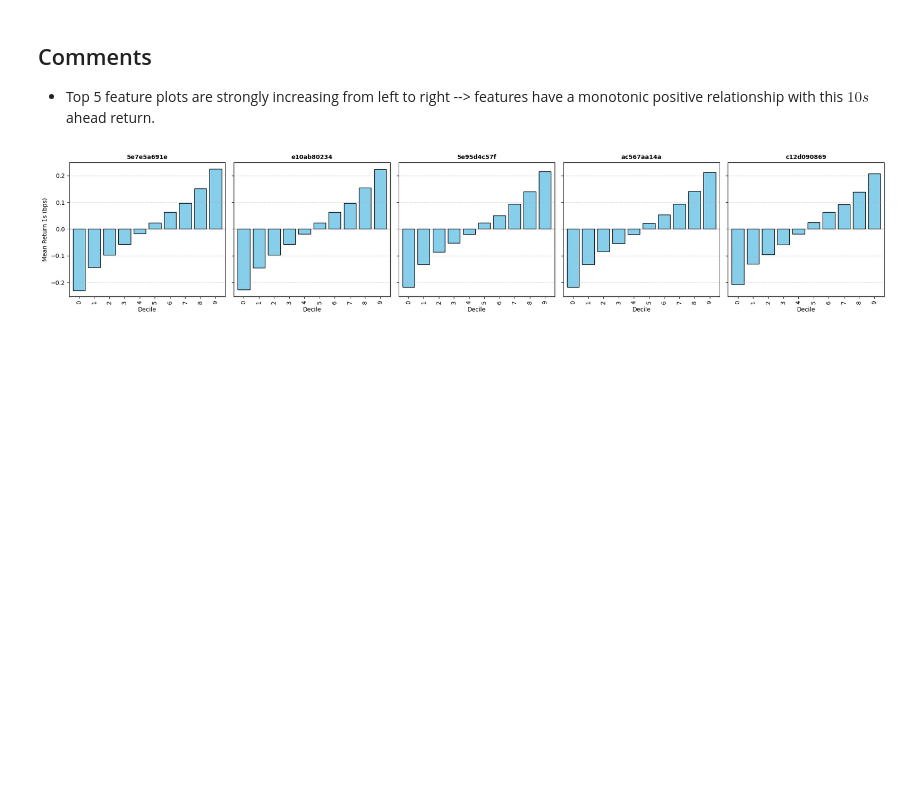
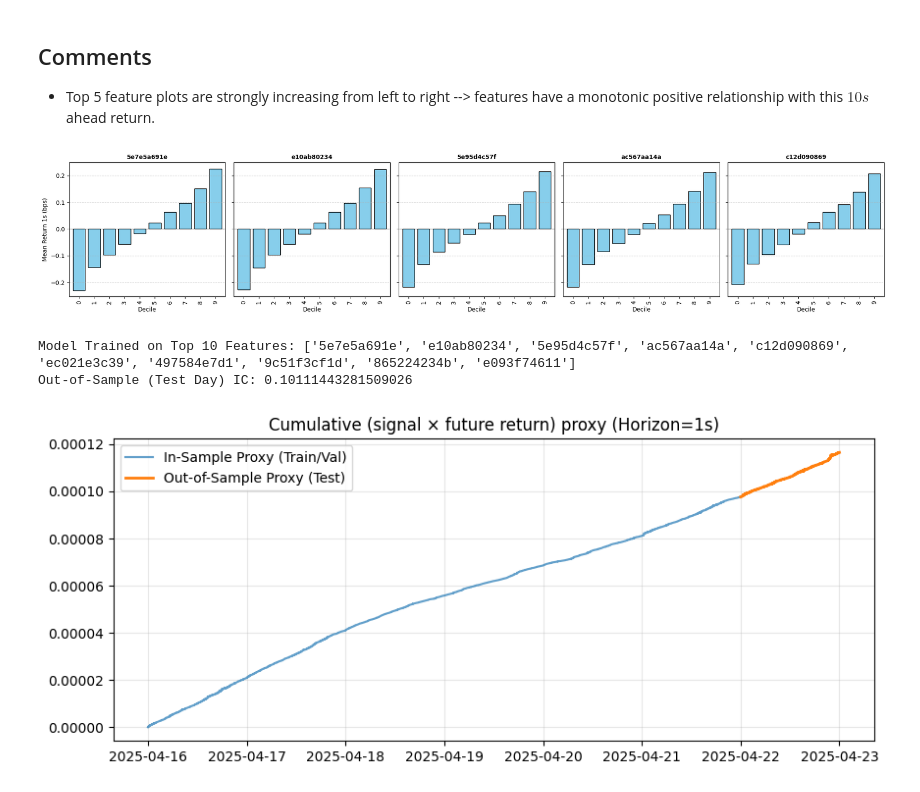
Before and after one commit to weiyuanoh/FYP, a Jupyter notebook: caladan/Caladan_Assignment.ipynb, the cells around one changed output. Saved outputs shown, nothing was run; the diff lists cells and outputs as text; code cells hidden in the pictures; blank space fills up the shorter version.

```diff
--- a/caladan/Caladan_Assignment.ipynb
+++ b/caladan/Caladan_Assignment.ipynb
@@ -336,5 +322,62 @@ Generating Decile Plots for Horizon: 1s...
 # %% [markdown]
 ![image.png](attachment:image.png)
 # %%
-def main():
-    pass
+# --- TASK 3: COMPOSITE SIGNAL CONSTRUCTION (minimal, aligned, OOS) ---
+
+#  Pick features/target
+target_col = f"h={h_star}"
+top_features = sic_train[target_col].abs().nlargest(N_star).index.tolist()
+
+# allign data
+df = data[top_features].copy()
+df[target_col] = h_rets[target_col]  # aligns by index automatically
+df = df.dropna(subset=[target_col])
+
+# data split
+train_d, val_d, test_d = train_test(df)
+train_val_d = train_d | val_d
+
+
+# Train ridge
+X_train = df.loc[train_val_d, top_features].fillna(0)
+y_train = df.loc[train_val_d, target_col]
+
+model = Pipeline([
+    ("scaler", StandardScaler()),
+    ("ridge", Ridge(alpha=1.0)),
+])
+model.fit(X_train, y_train)
+
+# Predict signal
+df["signal"] = model.predict(df[top_features].fillna(0))
+
+# Out-of-sample IC
+tmp = df.loc[test_d, ["signal", target_col]].dropna()
+if len(tmp) < 2 or tmp["signal"].nunique() < 2 or tmp[target_col].nunique() < 2:
+    test_ic = np.nan
+else:
+    test_ic = tmp["signal"].corr(tmp[target_col])
+
+print(f"Model Trained on Top {N_star} Features: {top_features}")
+print(f"Out-of-Sample (Test Day) IC: {test_ic}")
+
+# signal
+pnl_proxy = df["signal"] * df[target_col]
+
+plt.figure(figsize=(10, 4))
+plt.plot(pnl_proxy.loc[train_val_d].cumsum(), label="In-Sample Proxy (Train/Val)", alpha=0.7)
+
+train_end = pnl_proxy.loc[train_val_d].cumsum()
+offset = train_end.iloc[-1] if len(train_end) > 0 else 0.0
+plt.plot(pnl_proxy.loc[test_d].cumsum() + offset, label="Out-of-Sample Proxy (Test)", linewidth=2)
+
+plt.title(f"Cumulative (signal × future return) proxy (Horizon={h_star}s)")
+plt.legend()
+plt.grid(True, alpha=0.3)
+plt.show()
+
+data.loc[df.index, "signal"] = df["signal"]
+# %% [output]
+Model Trained on Top 10 Features: ['5e7e5a691e', 'e10ab80234', '5e95d4c57f', 'ac567aa14a', 'c12d090869', 'ec021e3c39', '497584e7d1', '9c51f3cf1d', '865224234b', 'e093f74611']
+Out-of-Sample (Test Day) IC: 0.10111443281509026
+[figure, added]
```
Also changed, not shown: parts of 4 cells of this notebook, 1 other file.
